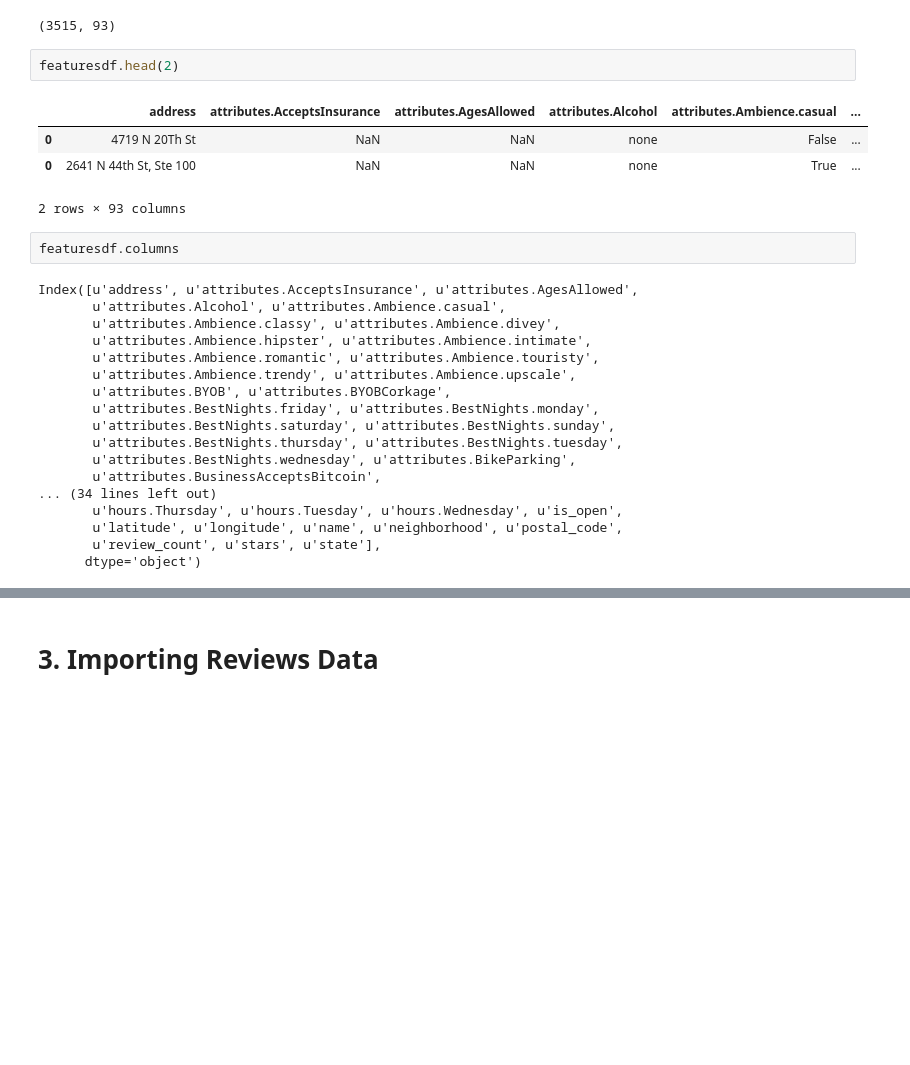
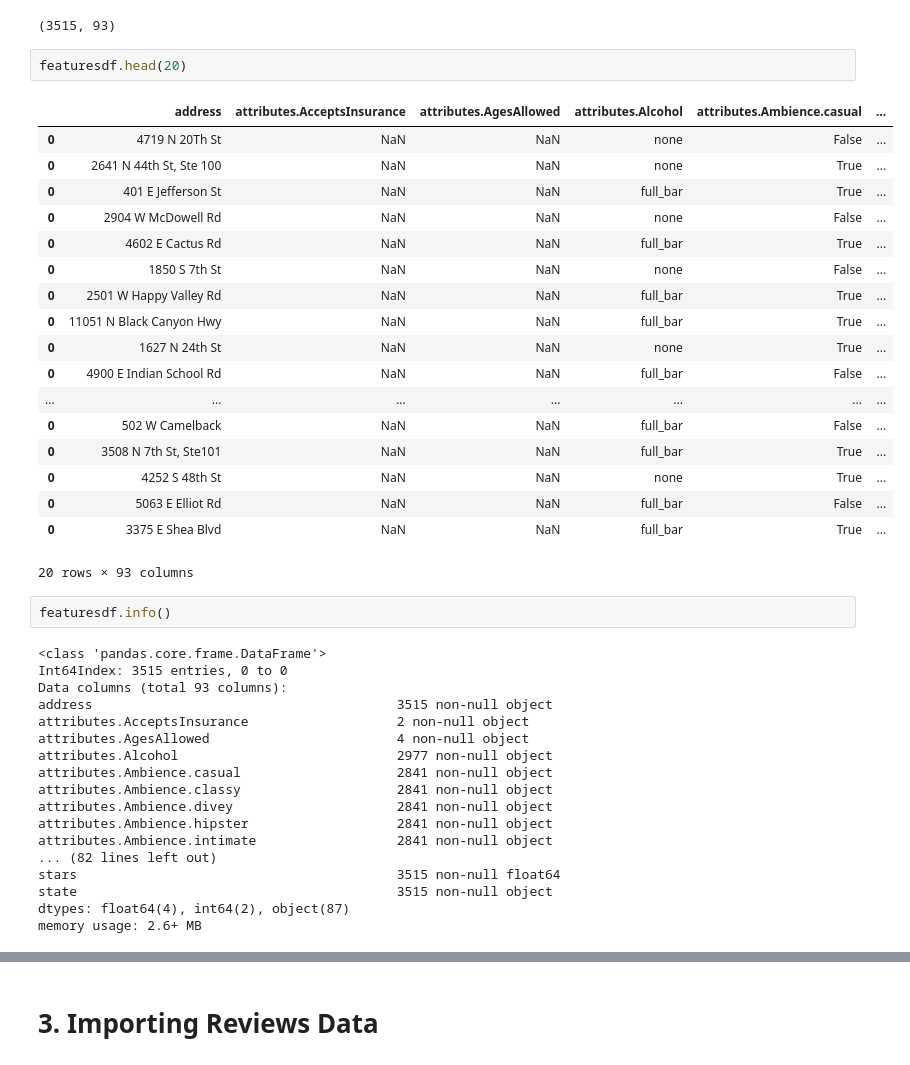
Before and after one commit to IvanTodorovic78/Capstone2, a Jupyter notebook: Restaurants.ipynb, the cells around one changed output, grey strips where cells are left out. Cells and saved outputs as stored; diff of their text form; blank space fills up the shorter version.

```diff
--- a/Restaurants.ipynb
+++ b/Restaurants.ipynb
@@ -163,29 +163,43 @@ featuresdf.shape
 # %% [output]
 (3515, 93)
 # %%
-featuresdf.head(2)
+featuresdf.head(20)
 # %% [output]
 |  | address | attributes.AcceptsInsurance | attributes.AgesAllowed | attributes.Alcohol | attributes.Ambience.casual | ... |
 | 0 | 4719 N 20Th St | NaN | NaN | none | False | ... |
 | 0 | 2641 N 44th St, Ste 100 | NaN | NaN | none | True | ... |
+| 0 | 401 E Jefferson St | NaN | NaN | full_bar | True | ... |
+| 0 | 2904 W McDowell Rd | NaN | NaN | none | False | ... |
+| 0 | 4602 E Cactus Rd | NaN | NaN | full_bar | True | ... |
+| 0 | 1850 S 7th St | NaN | NaN | none | False | ... |
+| 0 | 2501 W Happy Valley Rd | NaN | NaN | full_bar | True | ... |
+| 0 | 11051 N Black Canyon Hwy | NaN | NaN | full_bar | True | ... |
+| 0 | 1627 N 24th St | NaN | NaN | none | True | ... |
+| 0 | 4900 E Indian School Rd | NaN | NaN | full_bar | False | ... |
+| ... | ... | ... | ... | ... | ... | ... |
+| 0 | 502 W Camelback | NaN | NaN | full_bar | False | ... |
+| 0 | 3508 N 7th St, Ste101 | NaN | NaN | full_bar | True | ... |
+| 0 | 4252 S 48th St | NaN | NaN | none | True | ... |
+| 0 | 5063 E Elliot Rd | NaN | NaN | full_bar | False | ... |
+| 0 | 3375 E Shea Blvd | NaN | NaN | full_bar | True | ... |
-2 rows × 93 columns
+20 rows × 93 columns
 # %%
-featuresdf.columns
+featuresdf.info()
 # %% [output]
-Index([u'address', u'attributes.AcceptsInsurance', u'attributes.AgesAllowed',
-       u'attributes.Alcohol', u'attributes.Ambience.casual',
-       u'attributes.Ambience.classy', u'attributes.Ambience.divey',
-       u'attributes.Ambience.hipster', u'attributes.Ambience.intimate',
-       u'attributes.Ambience.romantic', u'attributes.Ambience.touristy',
-       u'attributes.Ambience.trendy', u'attributes.Ambience.upscale',
-       u'attributes.BYOB', u'attributes.BYOBCorkage',
-       u'attributes.BestNights.friday', u'attributes.BestNights.monday',
-       u'attributes.BestNights.saturday', u'attributes.BestNights.sunday',
-       u'attributes.BestNights.thursday', u'attributes.BestNights.tuesday',
-       u'attributes.BestNights.wednesday', u'attributes.BikeParking',
-       u'attributes.BusinessAcceptsBitcoin',
-... (34 lines left out)
-       u'hours.Thursday', u'hours.Tuesday', u'hours.Wednesday', u'is_open',
-       u'latitude', u'longitude', u'name', u'neighborhood', u'postal_code',
-       u'review_count', u'stars', u'state'],
-      dtype='object')
+<class 'pandas.core.frame.DataFrame'>
+Int64Index: 3515 entries, 0 to 0
+Data columns (total 93 columns):
+address                                       3515 non-null object
+attributes.AcceptsInsurance                   2 non-null object
+attributes.AgesAllowed                        4 non-null object
+attributes.Alcohol                            2977 non-null object
+attributes.Ambience.casual                    2841 non-null object
+attributes.Ambience.classy                    2841 non-null object
+attributes.Ambience.divey                     2841 non-null object
+attributes.Ambience.hipster                   2841 non-null object
+attributes.Ambience.intimate                  2841 non-null object
+... (82 lines left out)
+stars                                         3515 non-null float64
+state                                         3515 non-null object
+dtypes: float64(4), int64(2), object(87)
+memory usage: 2.6+ MB
```
Also changed, not shown: parts of 71 cells of this notebook, 2 other files.
